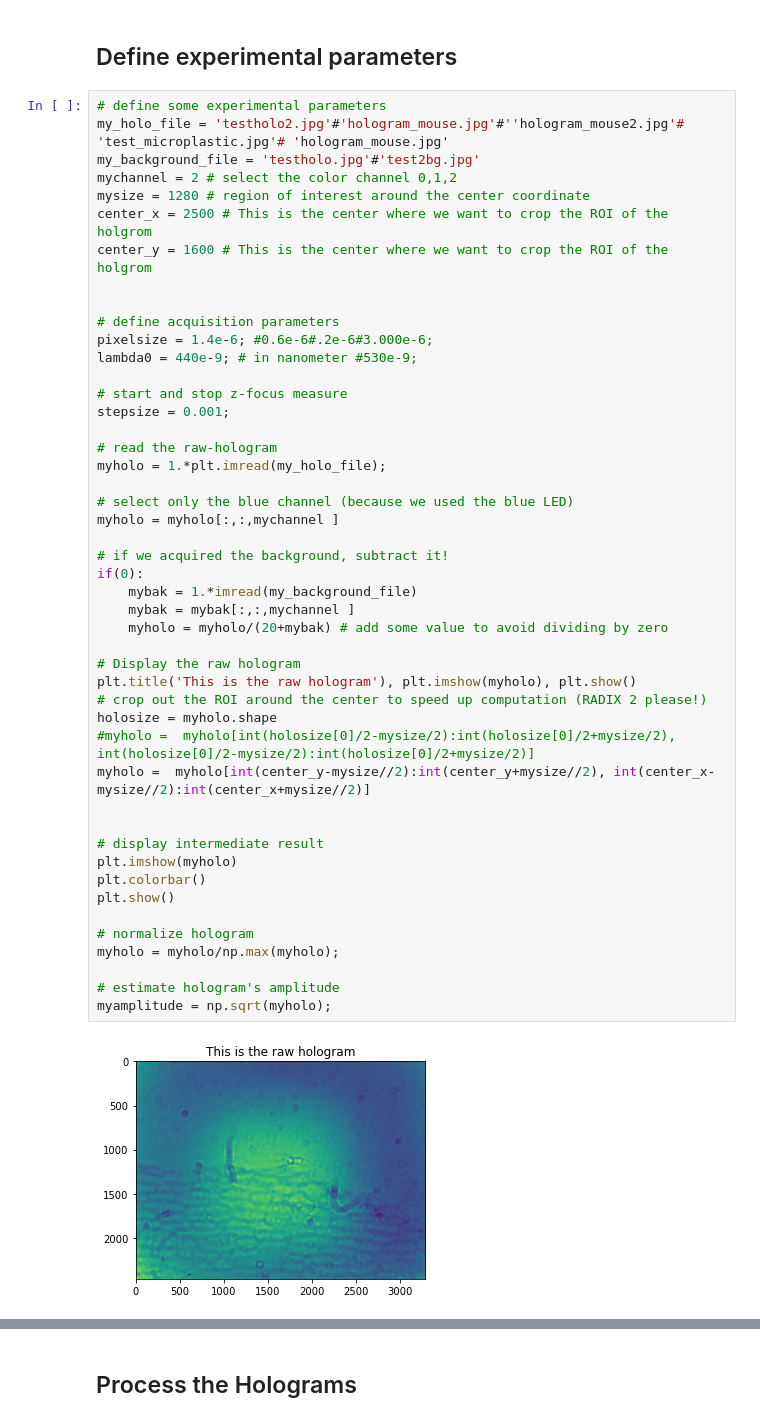
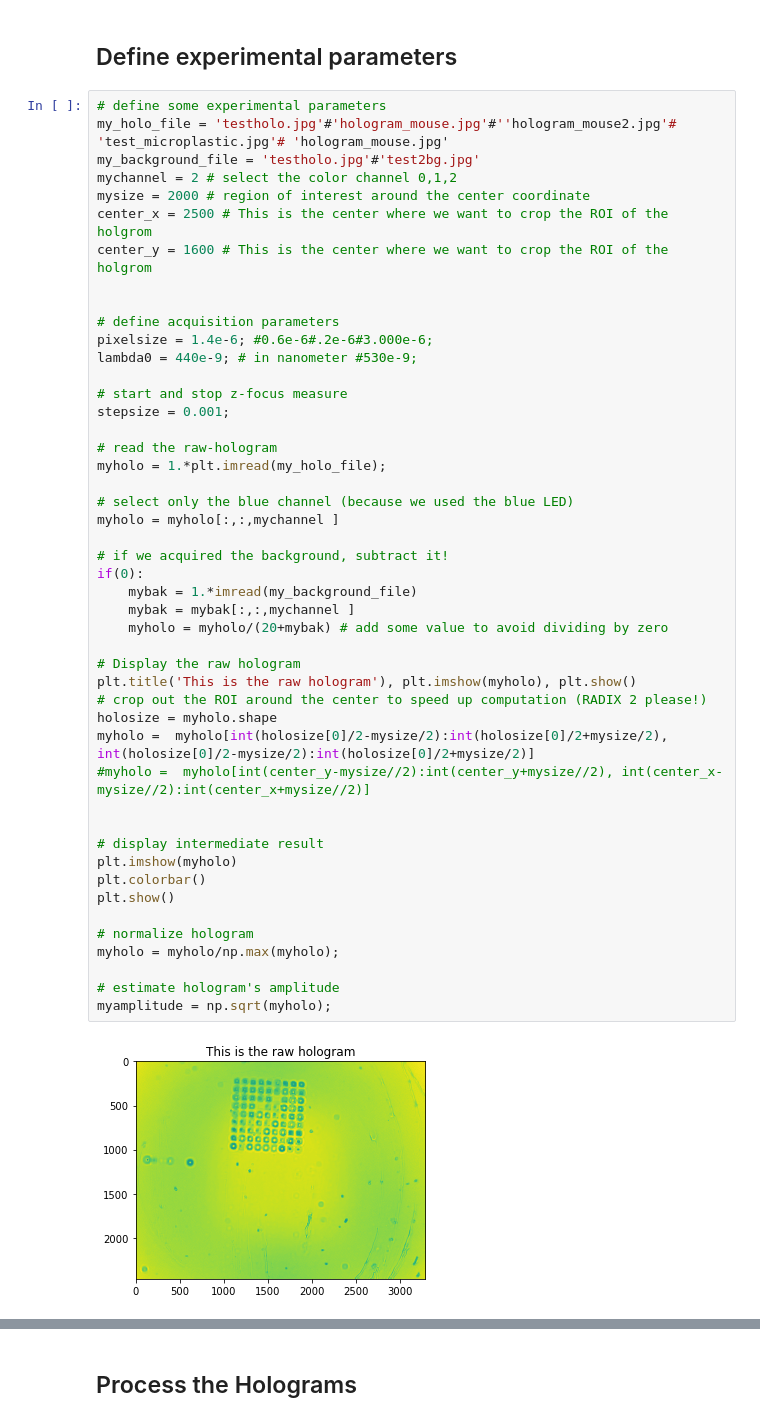
Before and after one commit to openUC2/UC2-GIT, a Jupyter notebook: WORKSHOP/INLINE-HOLOGRAMM/PYTHON/Listings_1_ReconHoloInline.ipynb, the cells around one changed output, grey strips where cells are left out. Saved outputs shown, nothing was run; the diff lists cells and outputs as text.

```diff
--- a/WORKSHOP/INLINE-HOLOGRAMM/PYTHON/Listings_1_ReconHoloInline.ipynb
+++ b/WORKSHOP/INLINE-HOLOGRAMM/PYTHON/Listings_1_ReconHoloInline.ipynb
@@ -82,10 +82,10 @@ def FresnelPropagator(E0, ps, lambda0, z):
 ## Define experimental parameters
 # %%
 # define some experimental parameters
-my_holo_file = 'testholo2.jpg'#'hologram_mouse.jpg'#''hologram_mouse2.jpg'# 'test_microplastic.jpg'# 'hologram_mouse.jpg'
+my_holo_file = 'testholo.jpg'#'hologram_mouse.jpg'#''hologram_mouse2.jpg'# 'test_microplastic.jpg'# 'hologram_mouse.jpg'
 my_background_file = 'testholo.jpg'#'test2bg.jpg'
 mychannel = 2 # select the color channel 0,1,2
-mysize = 1280 # region of interest around the center coordinate
+mysize = 2000 # region of interest around the center coordinate
 center_x = 2500 # This is the center where we want to crop the ROI of the holgrom
 center_y = 1600 # This is the center where we want to crop the ROI of the holgrom
 
@@ -99,33 +99,33 @@ stepsize = 0.001;
 
 # read the raw-hologram
 myholo = 1.*plt.imread(my_holo_file);
 
 # select only the blue channel (because we used the blue LED)
 myholo = myholo[:,:,mychannel ]
 
 # if we acquired the background, subtract it!
 if(0):
     mybak = 1.*imread(my_background_file)
     mybak = mybak[:,:,mychannel ]
     myholo = myholo/(20+mybak) # add some value to avoid dividing by zero
 
 # Display the raw hologram
 plt.title('This is the raw hologram'), plt.imshow(myholo), plt.show()
 # crop out the ROI around the center to speed up computation (RADIX 2 please!)
 holosize = myholo.shape
-#myholo =  myholo[int(holosize[0]/2-mysize/2):int(holosize[0]/2+mysize/2), int(holosize[0]/2-mysize/2):int(holosize[0]/2+mysize/2)]
-myholo =  myholo[int(center_y-mysize//2):int(center_y+mysize//2), int(center_x-mysize//2):int(center_x+mysize//2)]
+myholo =  myholo[int(holosize[0]/2-mysize/2):int(holosize[0]/2+mysize/2), int(holosize[0]/2-mysize/2):int(holosize[0]/2+mysize/2)]
+#myholo =  myholo[int(center_y-mysize//2):int(center_y+mysize//2), int(center_x-mysize//2):int(center_x+mysize//2)]
 
 
 # display intermediate result
 plt.imshow(myholo)
 plt.colorbar()
 plt.show()
 
 # normalize hologram
 myholo = myholo/np.max(myholo);
 
 # estimate hologram's amplitude
 myamplitude = np.sqrt(myholo);
 # %% [output]
-[figure, old version]
+[figure, new version]
```
Also changed, not shown: parts of 4 cells of this notebook, 3 other files.
